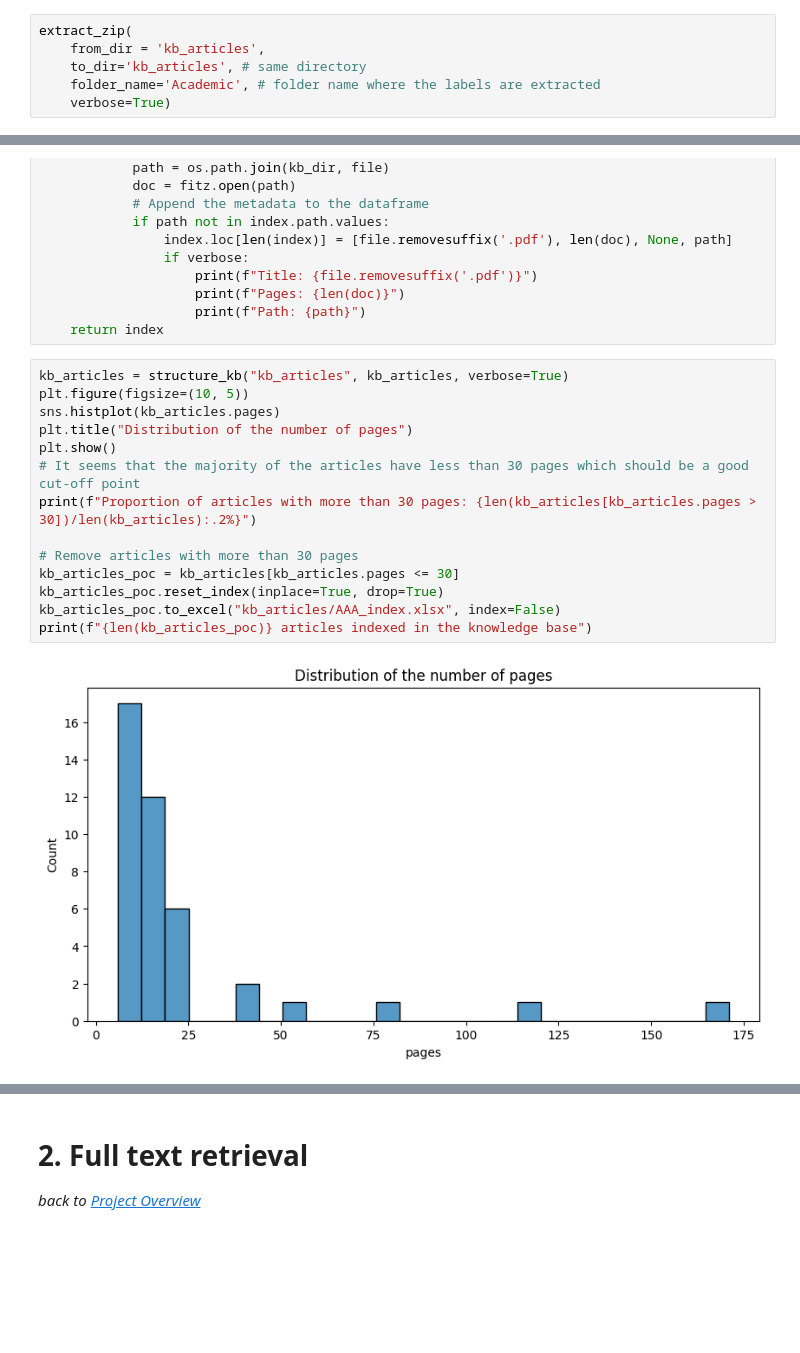
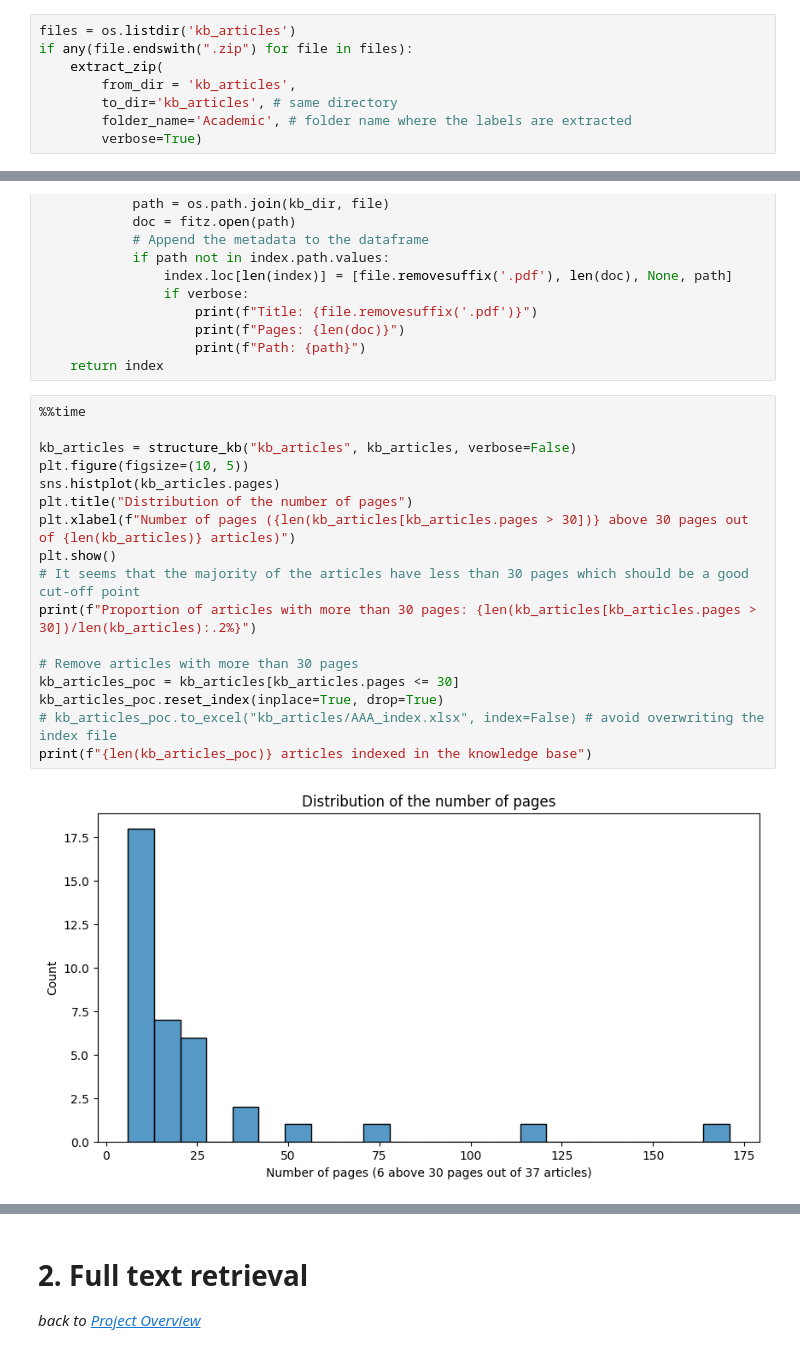
Before and after one commit to MathieuDemarets/vlerick-mai-nlp-2023, a Jupyter notebook: Final_Assignment/Articles.ipynb, the cells around one changed output, grey strips where cells are left out. Saved outputs shown, nothing was run; the diff lists cells and outputs as text; blank space fills up the shorter version.

```diff
--- a/Final_Assignment/Articles.ipynb
+++ b/Final_Assignment/Articles.ipynb
@@ -109,8 +117,10 @@ def extract_zip(from_dir, to_dir, folder_name='Academic', verbose=True):
     if verbose:
         print("Repository cleaned")
 # %%
-extract_zip(
-    from_dir = 'kb_articles',
-    to_dir='kb_articles', # same directory
-    folder_name='Academic', # folder name where the labels are extracted
-    verbose=True)
+files = os.listdir('kb_articles')
+if any(file.endswith(".zip") for file in files):
+    extract_zip(
+        from_dir = 'kb_articles',
+        to_dir='kb_articles', # same directory
+        folder_name='Academic', # folder name where the labels are extracted
+        verbose=True)
@@ -161,18 +167,21 @@ def structure_kb(kb_dir, index, verbose=True):
                     print(f"Path: {path}")
     return index
 # %%
-kb_articles = structure_kb("kb_articles", kb_articles, verbose=True)
+%%time
+
+kb_articles = structure_kb("kb_articles", kb_articles, verbose=False)
 plt.figure(figsize=(10, 5))
 sns.histplot(kb_articles.pages)
 plt.title("Distribution of the number of pages")
+plt.xlabel(f"Number of pages ({len(kb_articles[kb_articles.pages > 30])} above 30 pages out of {len(kb_articles)} articles)")
 plt.show()
 # It seems that the majority of the articles have less than 30 pages which should be a good cut-off point
 print(f"Proportion of articles with more than 30 pages: {len(kb_articles[kb_articles.pages > 30])/len(kb_articles):.2%}")
 
 # Remove articles with more than 30 pages
 kb_articles_poc = kb_articles[kb_articles.pages <= 30]
 kb_articles_poc.reset_index(inplace=True, drop=True)
-kb_articles_poc.to_excel("kb_articles/AAA_index.xlsx", index=False)
+# kb_articles_poc.to_excel("kb_articles/AAA_index.xlsx", index=False) # avoid overwriting the index file
 print(f"{len(kb_articles_poc)} articles indexed in the knowledge base")
 # %% [output]
-[figure, old version]
+[figure, new version]
```
Also changed, not shown: parts of 34 cells of this notebook, 7 other files.
